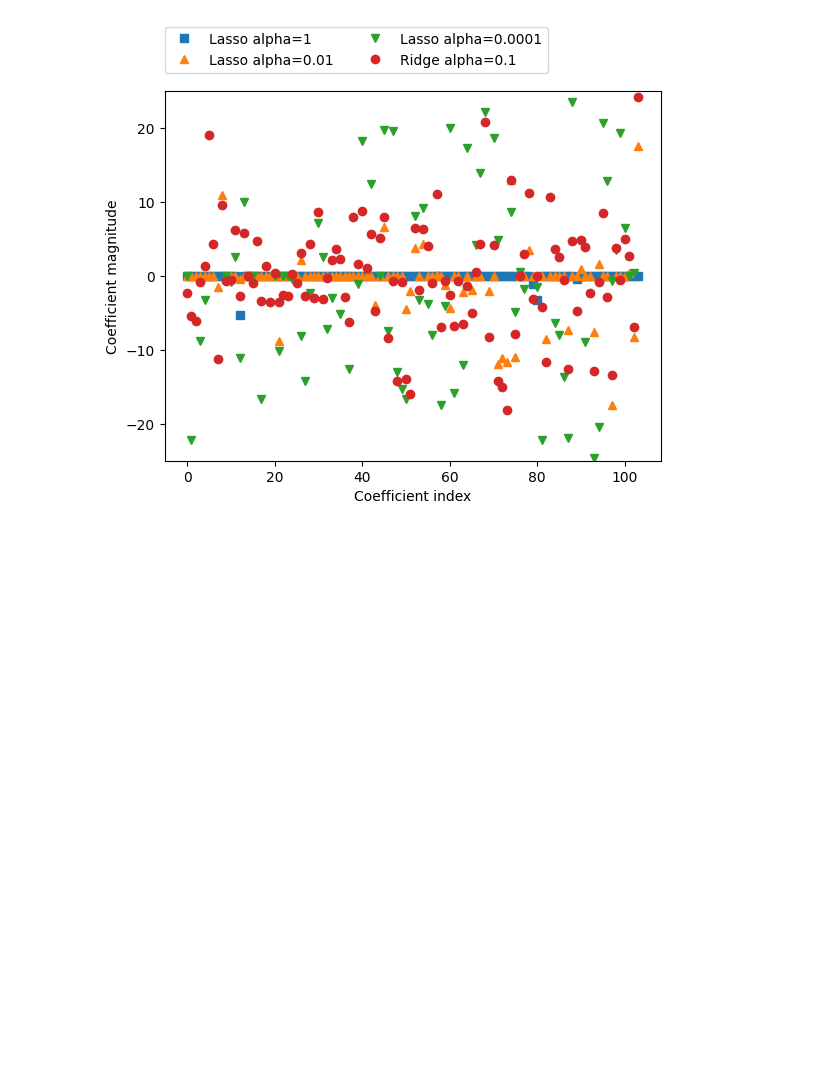
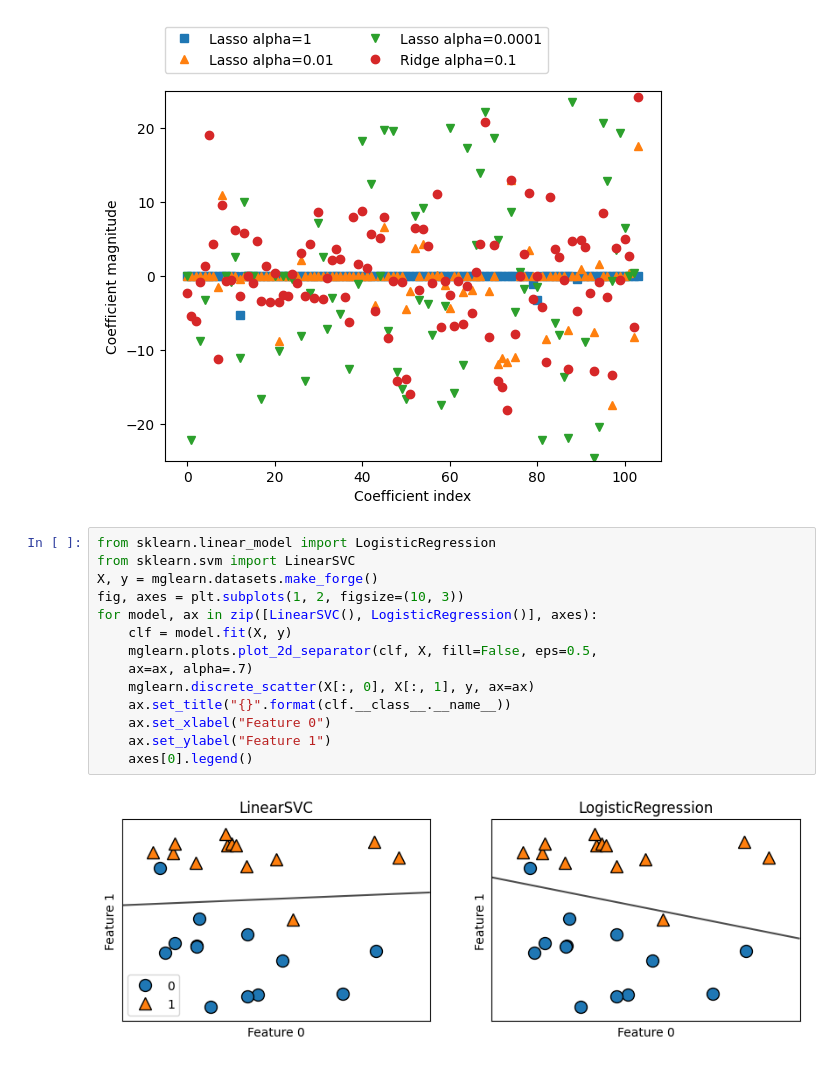
Before and after one commit to Nourin-Nusrat/Machine-Learning, a Jupyter notebook: Assignment1/Lasso.ipynb, the cells around one changed output. Drawn from its saved outputs; the diff is of its cells as text; blank space fills up the shorter version.

Commit message:
logistic

```diff
--- a/Assignment1/Lasso.ipynb
+++ b/Assignment1/Lasso.ipynb
@@ -127,3 +127,19 @@ plt.ylabel("Coefficient magnitude")
 # %% [output]
 Text(0, 0.5, 'Coefficient magnitude')
 [figure]
+# %%
+from sklearn.linear_model import LogisticRegression
+from sklearn.svm import LinearSVC
+X, y = mglearn.datasets.make_forge()
+fig, axes = plt.subplots(1, 2, figsize=(10, 3))
+for model, ax in zip([LinearSVC(), LogisticRegression()], axes):
+    clf = model.fit(X, y)
+    mglearn.plots.plot_2d_separator(clf, X, fill=False, eps=0.5,
+    ax=ax, alpha=.7)
+    mglearn.discrete_scatter(X[:, 0], X[:, 1], y, ax=ax)
+    ax.set_title("{}".format(clf.__class__.__name__))
+    ax.set_xlabel("Feature 0")
+    ax.set_ylabel("Feature 1")
+    axes[0].legend()
+# %% [output]
+[figure, added]
```
Also changed, not shown: 2 other files.
